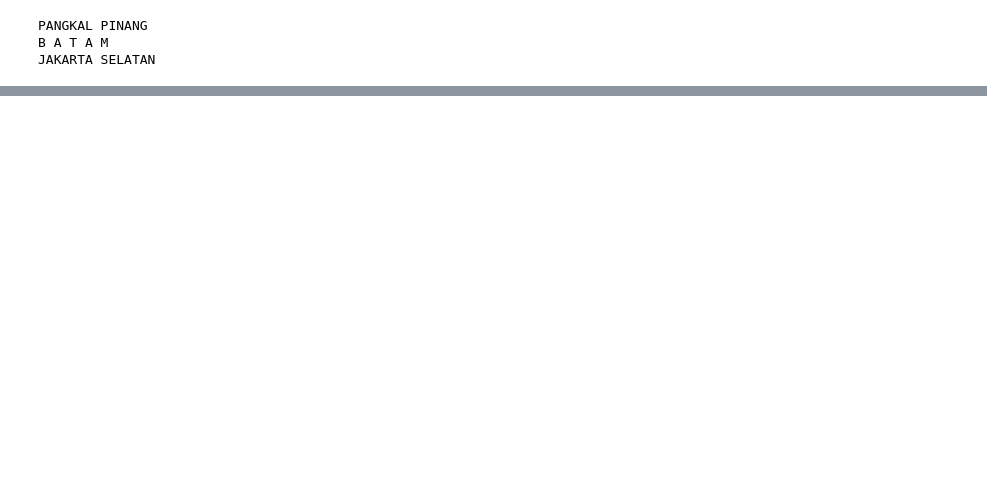
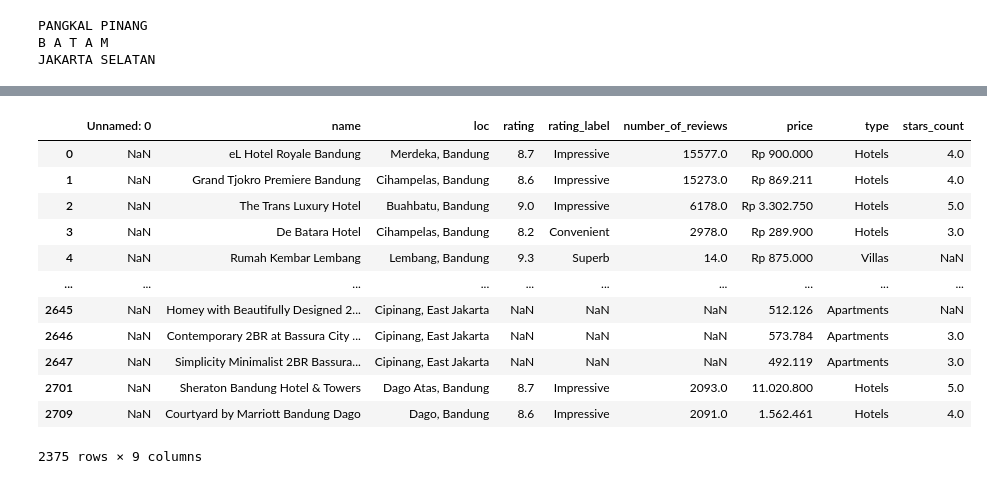
Before and after one commit to azizrh/web-scraping-traveloka, a Jupyter notebook: web_scraping_coret copy.ipynb, the cells around one changed output, grey strips where cells are left out. Saved outputs shown, nothing was run; the diff lists cells and outputs as text; code cells hidden in the pictures; blank space fills up the shorter version.

```diff
--- a/web_scraping_coret copy.ipynb
+++ b/web_scraping_coret copy.ipynb
@@ -188,0 +365,16 @@ NameError: name 'card' is not defined
+# %%
+data.drop_duplicates(subset="name")
+# %% [output]
+|  | Unnamed: 0 | name | loc | rating | rating_label | number_of_reviews | price | type | stars_count |
+| 0 | NaN | eL Hotel Royale Bandung | Merdeka, Bandung | 8.7 | Impressive | 15577.0 | Rp 900.000 | Hotels | 4.0 |
+| 1 | NaN | Grand Tjokro Premiere Bandung | Cihampelas, Bandung | 8.6 | Impressive | 15273.0 | Rp 869.211 | Hotels | 4.0 |
+| 2 | NaN | The Trans Luxury Hotel | Buahbatu, Bandung | 9.0 | Impressive | 6178.0 | Rp 3.302.750 | Hotels | 5.0 |
+| 3 | NaN | De Batara Hotel | Cihampelas, Bandung | 8.2 | Convenient | 2978.0 | Rp 289.900 | Hotels | 3.0 |
+| 4 | NaN | Rumah Kembar Lembang | Lembang, Bandung | 9.3 | Superb | 14.0 | Rp 875.000 | Villas | NaN |
+| ... | ... | ... | ... | ... | ... | ... | ... | ... | ... |
+| 2645 | NaN | Homey with Beautifully Designed 2... | Cipinang, East Jakarta | NaN | NaN | NaN | 512.126 | Apartments | NaN |
+| 2646 | NaN | Contemporary 2BR at Bassura City ... | Cipinang, East Jakarta | NaN | NaN | NaN | 573.784 | Apartments | 3.0 |
+| 2647 | NaN | Simplicity Minimalist 2BR Bassura... | Cipinang, East Jakarta | NaN | NaN | NaN | 492.119 | Apartments | 3.0 |
+| 2701 | NaN | Sheraton Bandung Hotel & Towers | Dago Atas, Bandung | 8.7 | Impressive | 2093.0 | 11.020.800 | Hotels | 5.0 |
+| 2709 | NaN | Courtyard by Marriott Bandung Dago | Dago, Bandung | 8.6 | Impressive | 2091.0 | 1.562.461 | Hotels | 4.0 |
+2375 rows × 9 columns
```
Also changed, not shown: parts of 10 cells of this notebook, 4 other files.
